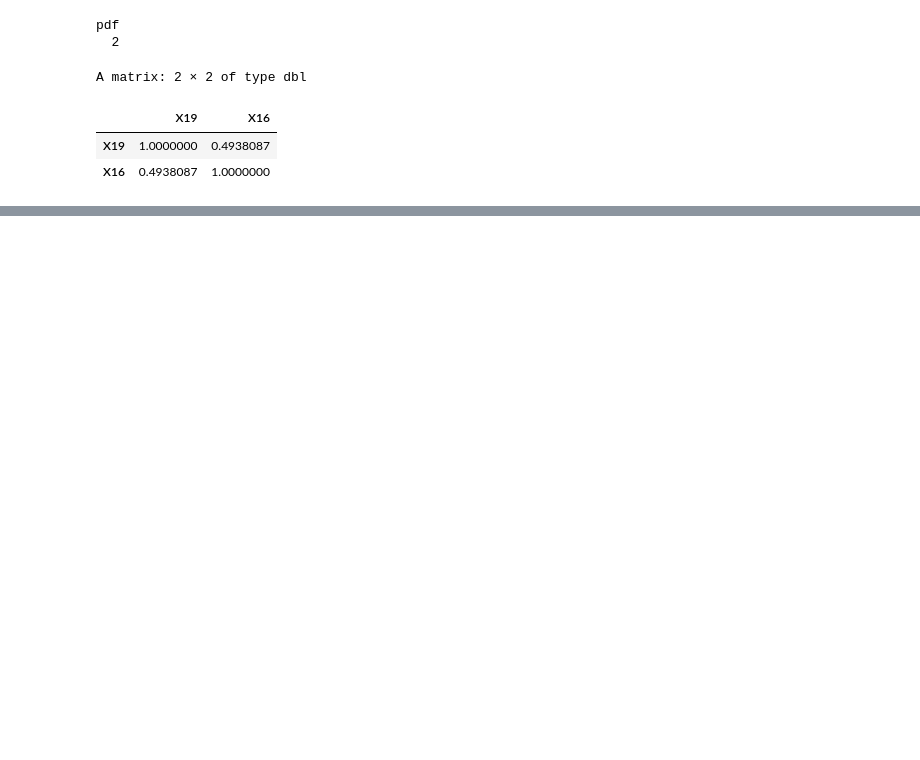
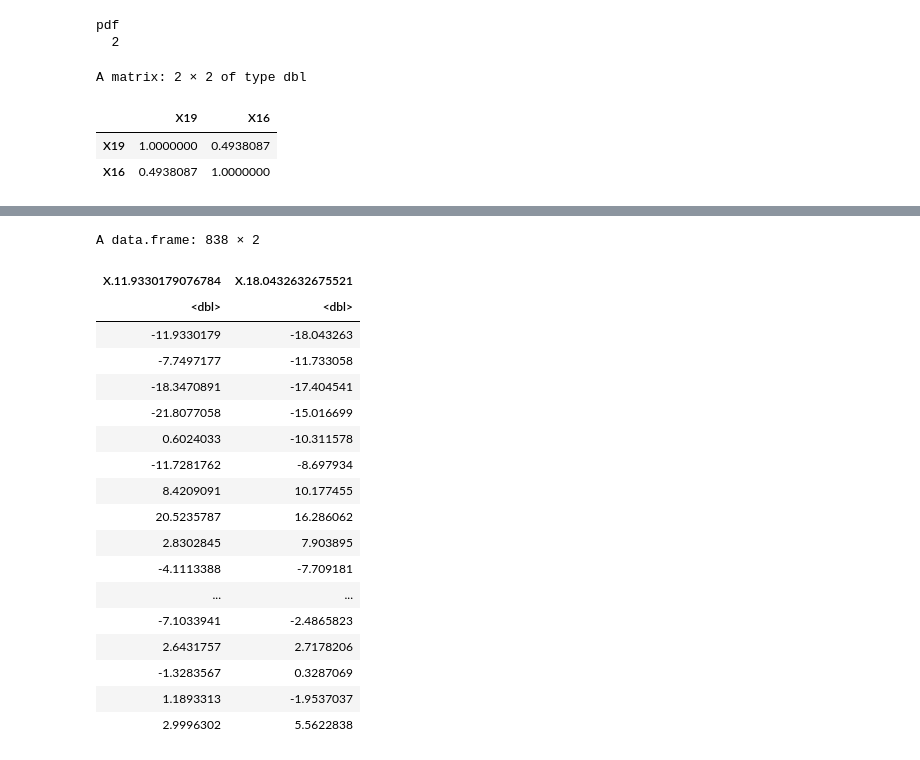
Before and after one commit to ayu0616/second_grade_seminar_1, a Jupyter notebook: 前記総合課題/main.ipynb, the cells around one changed output, grey strips where cells are left out. Drawn from its saved outputs; the diff is of its cells as text; code cells hidden in the pictures; blank space fills up the shorter version.

```diff
--- a/前記総合課題/main.ipynb
+++ b/前記総合課題/main.ipynb
@@ -121,0 +144,26 @@ A matrix: 2 × 2 of type dbl
+# %%
+pairs = data.frame()
+for (i in 1:838) {
+    pairs <- rbind(pairs, c(data.pc$scores[2 * i - 1], data.pc$scores[2 * i]))
+}
+pairs
+# %% [output]
+A data.frame: 838 × 2
+| X.11.9330179076784 | X.18.0432632675521 |
+| <dbl> | <dbl> |
+| -11.9330179 | -18.043263 |
+| -7.7497177 | -11.733058 |
+| -18.3470891 | -17.404541 |
+| -21.8077058 | -15.016699 |
+| 0.6024033 | -10.311578 |
+| -11.7281762 | -8.697934 |
+| 8.4209091 | 10.177455 |
+| 20.5235787 | 16.286062 |
+| 2.8302845 | 7.903895 |
+| -4.1113388 | -7.709181 |
+| ... | ... |
+| -7.1033941 | -2.4865823 |
+| 2.6431757 | 2.7178206 |
+| -1.3283567 | 0.3287069 |
+| 1.1893313 | -1.9537037 |
+| 2.9996302 | 5.5622838 |
```
Also changed, not shown: parts of 9 cells of this notebook, 8 other files.
